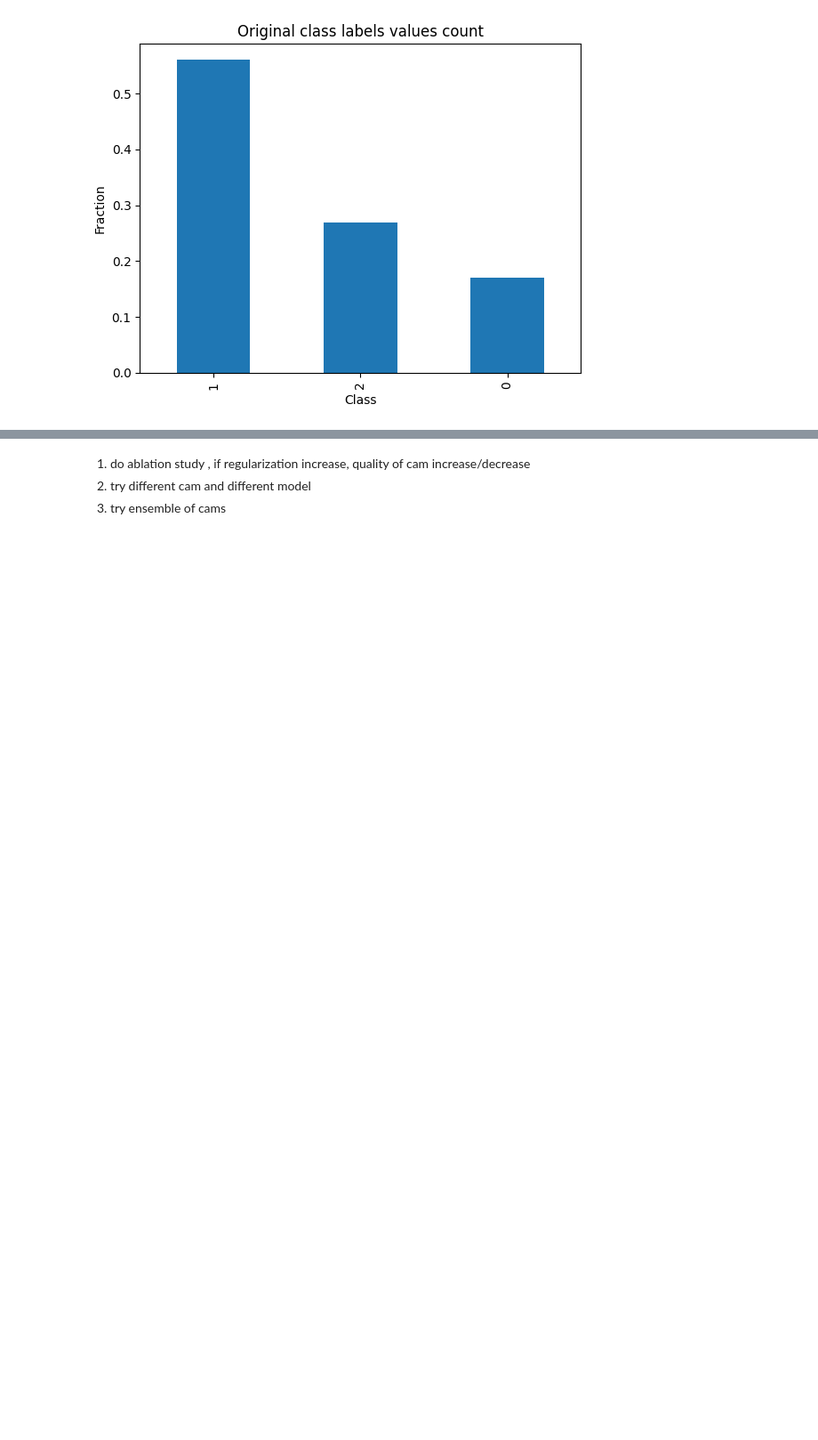
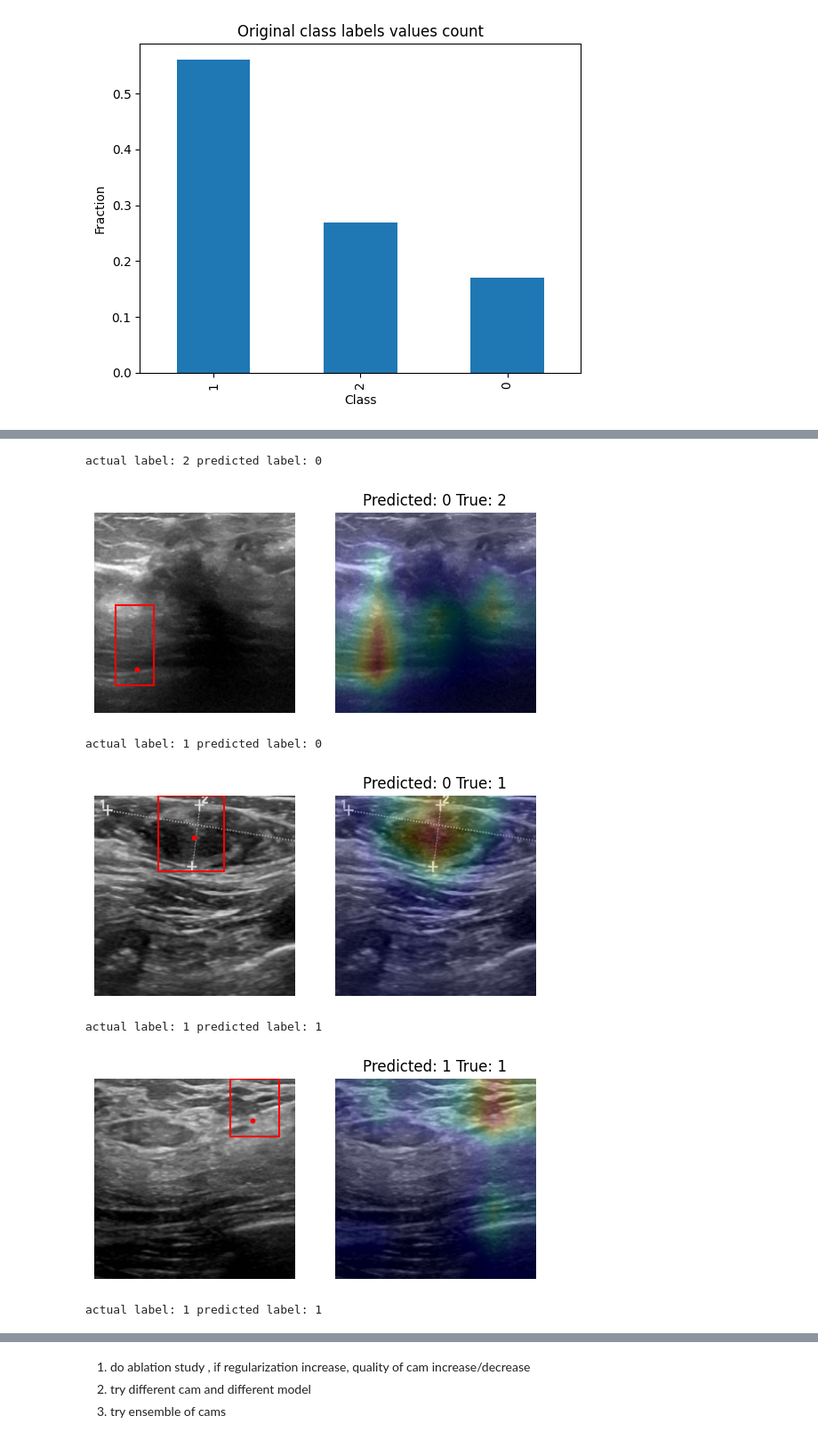
Before and after one commit to rushikeshpawar22581/DLCV-Project2024-Automated_prompt_extraction_for_SAM, a Jupyter notebook: ResNet18_gradcam/resnet18_gradcam.ipynb, the cells around one changed output, grey strips where cells are left out. Shown at 89% size. Drawn from its saved outputs; the diff is of its cells as text; code cells hidden in the pictures; blank space fills up the shorter version.

```diff
--- a/ResNet18_gradcam/resnet18_gradcam.ipynb
+++ b/ResNet18_gradcam/resnet18_gradcam.ipynb
@@ -903,0 +683,3 @@ Prompt saved to: PromptSAM/prompt_train.csv
+# %%
+get_prompt_from_cam(model, train_df, SEED, box_margin=5, csv_name='prompt_train.csv')
+# %% [output]
@@ -903,0 +687,7 @@ Prompt saved to: PromptSAM/prompt_train.csv
+actual label: 2 predicted label: 0
+[figure, added]
+actual label: 1 predicted label: 0
+[figure, added]
+actual label: 1 predicted label: 1
+[figure, added]
+actual label: 1 predicted label: 1
```
Also changed, not shown: parts of 6 cells of this notebook, 46 other files.
